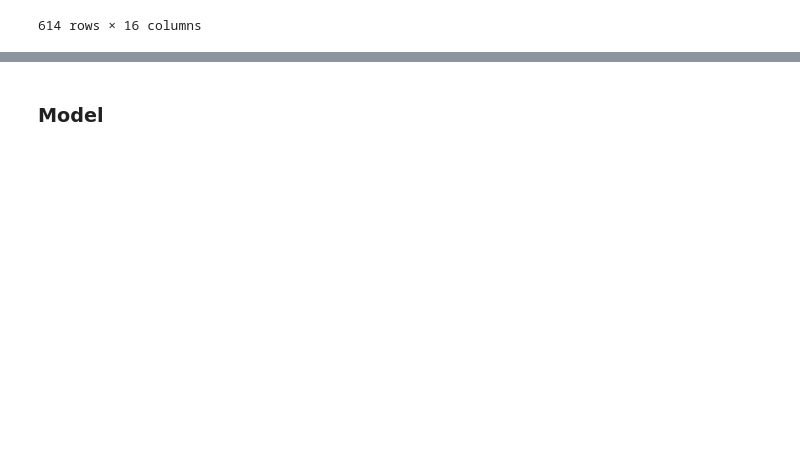
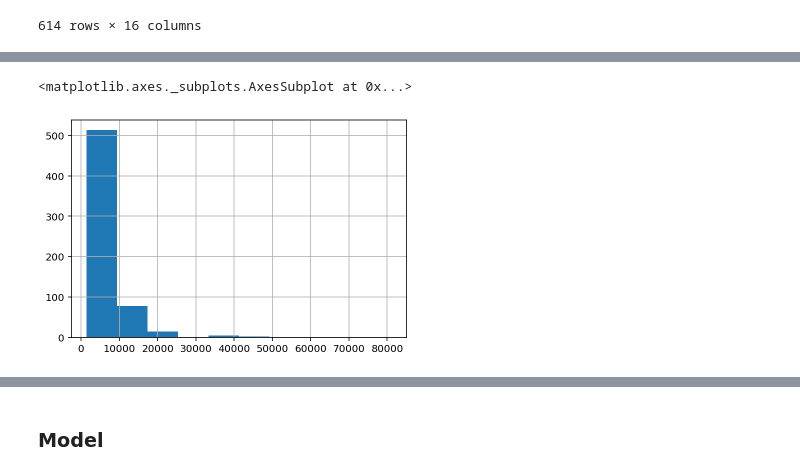
Before and after one commit to Markinger7/Loan-Prediction-Contest, a Jupyter notebook: Loan_Prediction.ipynb, the cells around one changed output, grey strips where cells are left out. Drawn from its saved outputs; the diff is of its cells as text; code cells hidden in the pictures; blank space fills up the shorter version.

```diff
--- a/Loan_Prediction.ipynb
+++ b/Loan_Prediction.ipynb
@@ -36,3 +47,7 @@ sample = pd.read_csv('https://datahack-prod.s3.amazonaws.com/sample_submission/s
+# %%
+test = pd.read_csv('data/test.csv')
+train = pd.read_csv('data/train.csv')
+sample = pd.read_csv('data/sample.csv')
 # %% [markdown]
 ### Assess the data
 # %%
@@ -382,0 +402,35 @@ df
+# %%
+def clean(df):
+    '''
+    function that cleans the dataset
+
+    Input
+        df: pandas DataFrame
+
+    Return
+        df: cleand DataFrame, ready for model taining
+    '''
+    # deal with missing values
+    df.Gender.fillna(method='ffill', inplace=True)
+    df.Married.fillna(method='ffill', inplace=True)
+
+    df.Dependents.fillna('0', inplace=True)
+    df.Self_Employed.fillna('No', inplace=True)
+    df.LoanAmount.fillna(value=df.LoanAmount.median(), inplace=True)
+    df.Loan_Amount_Term.fillna(value=df.Loan_Amount_Term.median(), inplace=True)
+    df.Credit_History.fillna(1.0, inplace=True)
+
+    df['Credit_History'] = df['Credit_History'].astype('O')
+
+
+    df_cat_features = df.select_dtypes('O')
+    df_cat_features.drop(columns='Loan_ID', inplace=True)
+    df_cat_features = pd.get_dummies(df_cat_features, drop_first=True, prefix=df_cat_features.columns)
+
+    df_num_features = df.select_dtypes(exclude='O')
+
+    df = pd.concat([df_num_features, df_cat_features], axis=1)
+
+    return df
+# %%
+df = clean(train)
@@ -382,0 +461,7 @@ df
+# %%
+df['TotalIncome'] = df['ApplicantIncome'] + df['CoapplicantIncome']
+# %%
+df['TotalIncome'].hist()
+# %% [output]
+<matplotlib.axes._subplots.AxesSubplot at 0x...>
+[figure, added]
```
Also changed, not shown: parts of 66 cells of this notebook, 1 other file.
